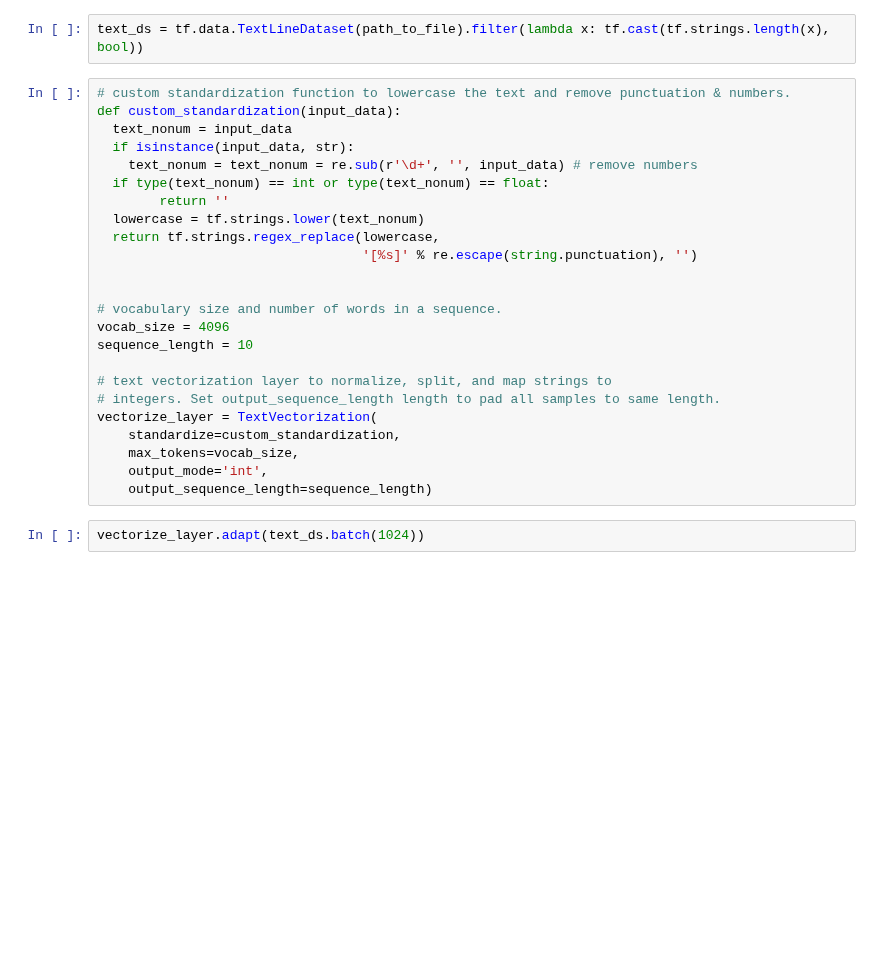
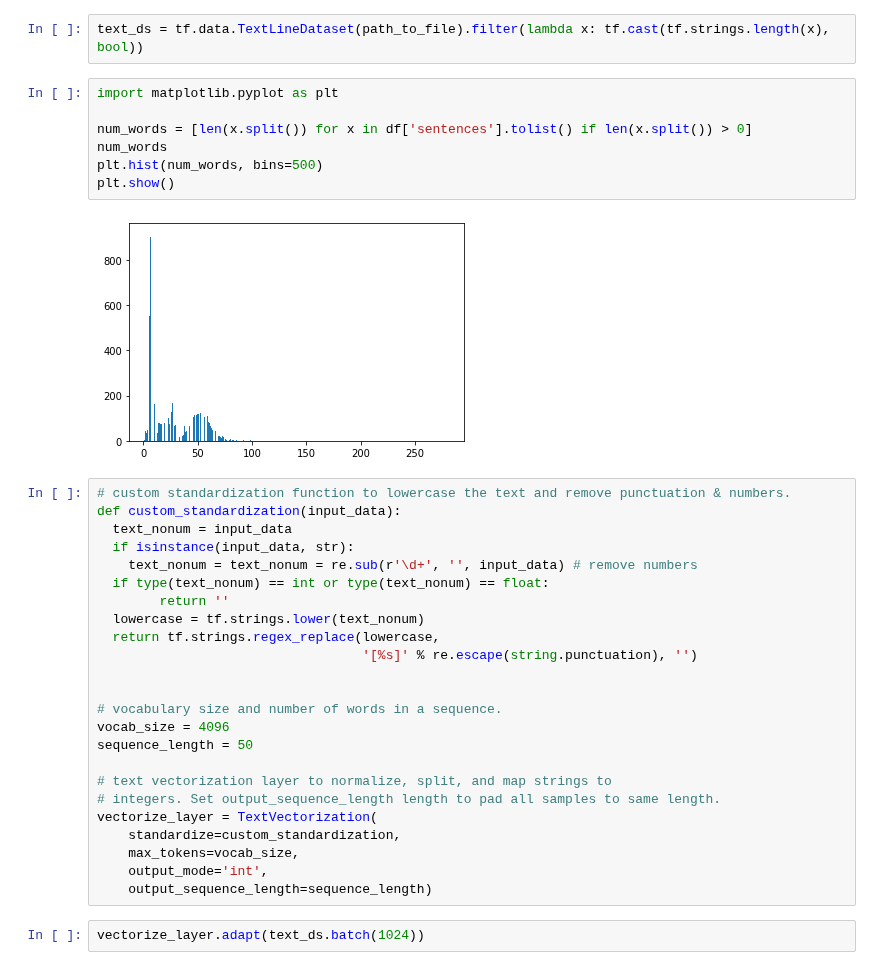
Before and after one commit to xD33m/BA_Jupyter_Notebook, a Jupyter notebook: index_synonyms/whoosh_word2vev_prods.ipynb, the cells around one changed output. Saved outputs shown, nothing was run; the diff lists cells and outputs as text; blank space fills up the shorter version.

```diff
--- a/index_synonyms/whoosh_word2vev_prods.ipynb
+++ b/index_synonyms/whoosh_word2vev_prods.ipynb
@@ -459,6 +488,15 @@ cow skin basket weave printed texture tonal square pin buckle logo printed at bu
 leather belt with embossed detail
 # %%
 text_ds = tf.data.TextLineDataset(path_to_file).filter(lambda x: tf.cast(tf.strings.length(x), bool))
+# %%
+import matplotlib.pyplot as plt
+
+num_words = [len(x.split()) for x in df['sentences'].tolist() if len(x.split()) > 0]
+num_words
+plt.hist(num_words, bins=500)
+plt.show()
+# %% [output]
+[figure, added]
 # %%
 # custom standardization function to lowercase the text and remove punctuation & numbers.
 def custom_standardization(input_data):
@@ -474,7 +512,7 @@ def custom_standardization(input_data):
 
 # vocabulary size and number of words in a sequence.
 vocab_size = 4096
-sequence_length = 10
+sequence_length = 50
 
 # text vectorization layer to normalize, split, and map strings to
 # integers. Set output_sequence_length length to pad all samples to same length.
```
Also changed, not shown: parts of 35 cells of this notebook, 6 other files.
